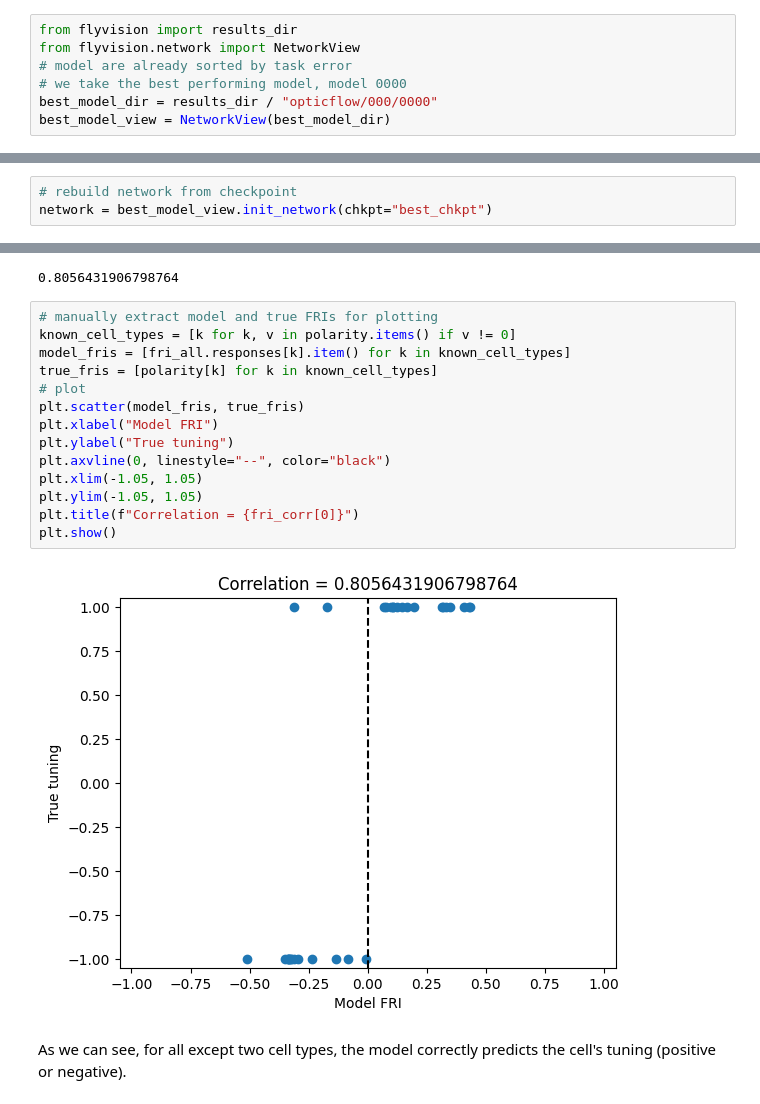
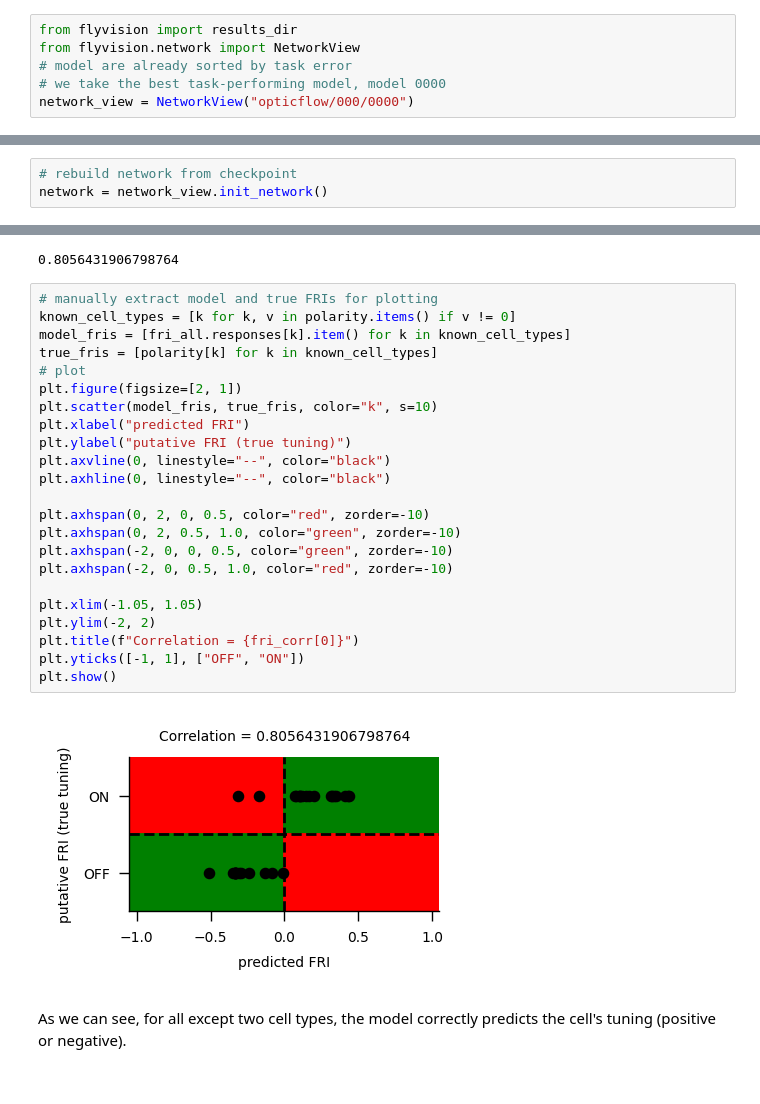
Before and after one commit to TuragaLab/flyvis, a Jupyter notebook: examples/03_flyvision_flash_responses.ipynb, the cells around one changed output, grey strips where cells are left out. Saved outputs shown, nothing was run; the diff lists cells and outputs as text.

```diff
--- a/examples/03_flyvision_flash_responses.ipynb
+++ b/examples/03_flyvision_flash_responses.ipynb
@@ -82,6 +87,5 @@ Now that we have generated the stimulus, we can use it to drive a trained connec
 from flyvision import results_dir
 from flyvision.network import NetworkView
 # model are already sorted by task error
-# we take the best performing model, model 0000
-best_model_dir = results_dir / "opticflow/000/0000"
-best_model_view = NetworkView(best_model_dir)
+# we take the best task-performing model, model 0000
+network_view = NetworkView("opticflow/000/0000")
@@ -88,3 +96,3 @@ best_model_view = NetworkView(best_model_dir)
 # %%
 # rebuild network from checkpoint
-network = best_model_view.init_network(chkpt="best_chkpt")
+network = network_view.init_network()
@@ -166,19 +177,28 @@ print(fri_corr[0])
 # %%
 # manually extract model and true FRIs for plotting
 known_cell_types = [k for k, v in polarity.items() if v != 0]
 model_fris = [fri_all.responses[k].item() for k in known_cell_types]
 true_fris = [polarity[k] for k in known_cell_types]
 # plot
-plt.scatter(model_fris, true_fris)
-plt.xlabel("Model FRI")
-plt.ylabel("True tuning")
+plt.figure(figsize=[2, 1])
+plt.scatter(model_fris, true_fris, color="k", s=10)
+plt.xlabel("predicted FRI")
+plt.ylabel("putative FRI (true tuning)")
 plt.axvline(0, linestyle="--", color="black")
+plt.axhline(0, linestyle="--", color="black")
+
+plt.axhspan(0, 2, 0, 0.5, color="red", zorder=-10)
+plt.axhspan(0, 2, 0.5, 1.0, color="green", zorder=-10)
+plt.axhspan(-2, 0, 0, 0.5, color="green", zorder=-10)
+plt.axhspan(-2, 0, 0.5, 1.0, color="red", zorder=-10)
+
 plt.xlim(-1.05, 1.05)
-plt.ylim(-1.05, 1.05)
+plt.ylim(-2, 2)
 plt.title(f"Correlation = {fri_corr[0]}")
+plt.yticks([-1, 1], ["OFF", "ON"])
 plt.show()
 # %% [output]
-[figure, old version]
+[figure, new version]
 # %% [markdown]
 As we can see, for all except two cell types, the model correctly predicts the cell's tuning (positive or negative).
 # %% [markdown]
```
Also changed, not shown: parts of 15 cells of this notebook, 5 other files.
